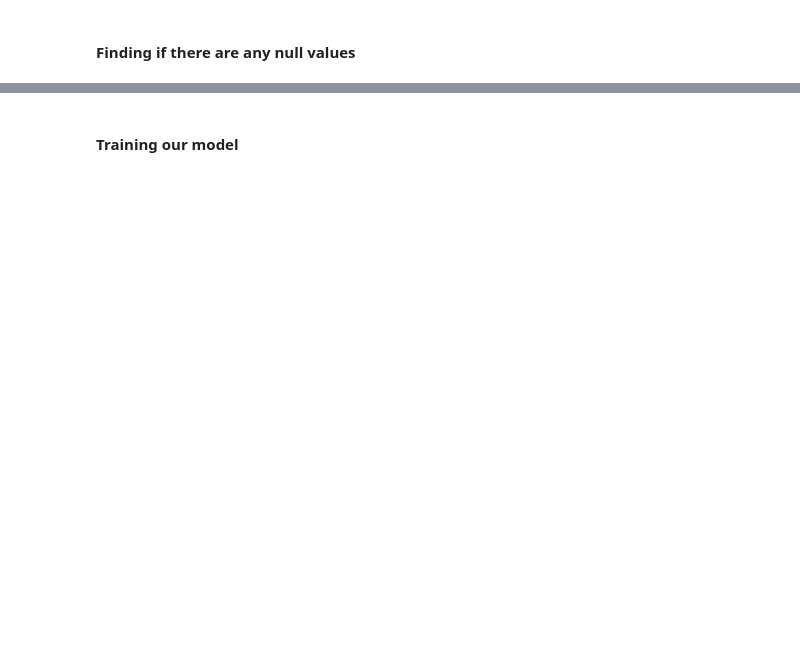
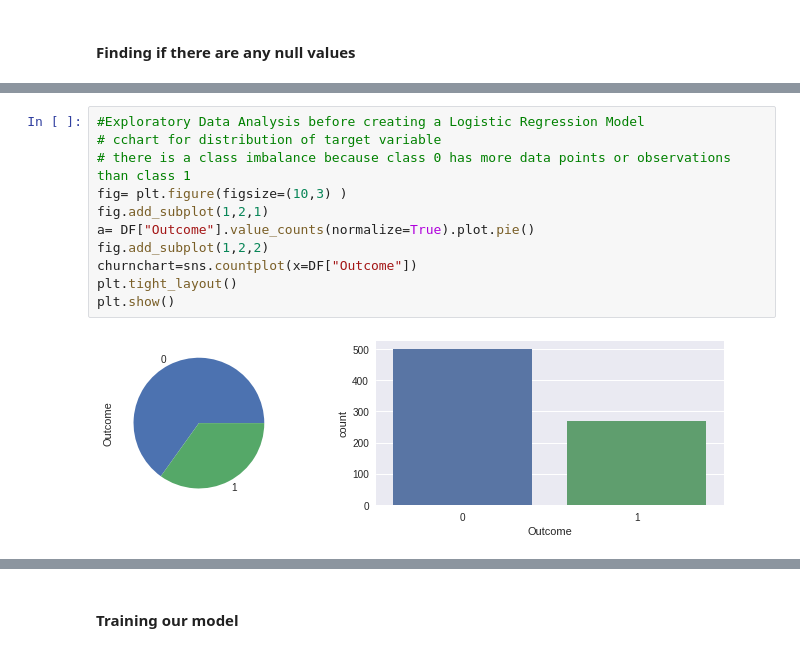
Before and after one commit to srilav/machinelearning, a Jupyter notebook: M3_AST_02_BinaryClassification_and_PerformanceMetrics_C.ipynb, the cells around one changed output, grey strips where cells are left out. Cells and saved outputs as stored; diff of their text form; blank space fills up the shorter version.

```diff
--- a/M3_AST_02_BinaryClassification_and_PerformanceMetrics_C.ipynb
+++ b/M3_AST_02_BinaryClassification_and_PerformanceMetrics_C.ipynb
@@ -418,0 +586,13 @@ print(DF.head())
+# %%
+#Exploratory Data Analysis before creating a Logistic Regression Model
+# cchart for distribution of target variable
+# there is a class imbalance because class 0 has more data points or observations than class 1
+fig= plt.figure(figsize=(10,3) )
+fig.add_subplot(1,2,1)
+a= DF["Outcome"].value_counts(normalize=True).plot.pie()
+fig.add_subplot(1,2,2)
+churnchart=sns.countplot(x=DF["Outcome"])
+plt.tight_layout()
+plt.show()
+# %% [output]
+[figure, added]
```
Also changed, not shown: parts of 47 cells of this notebook.
